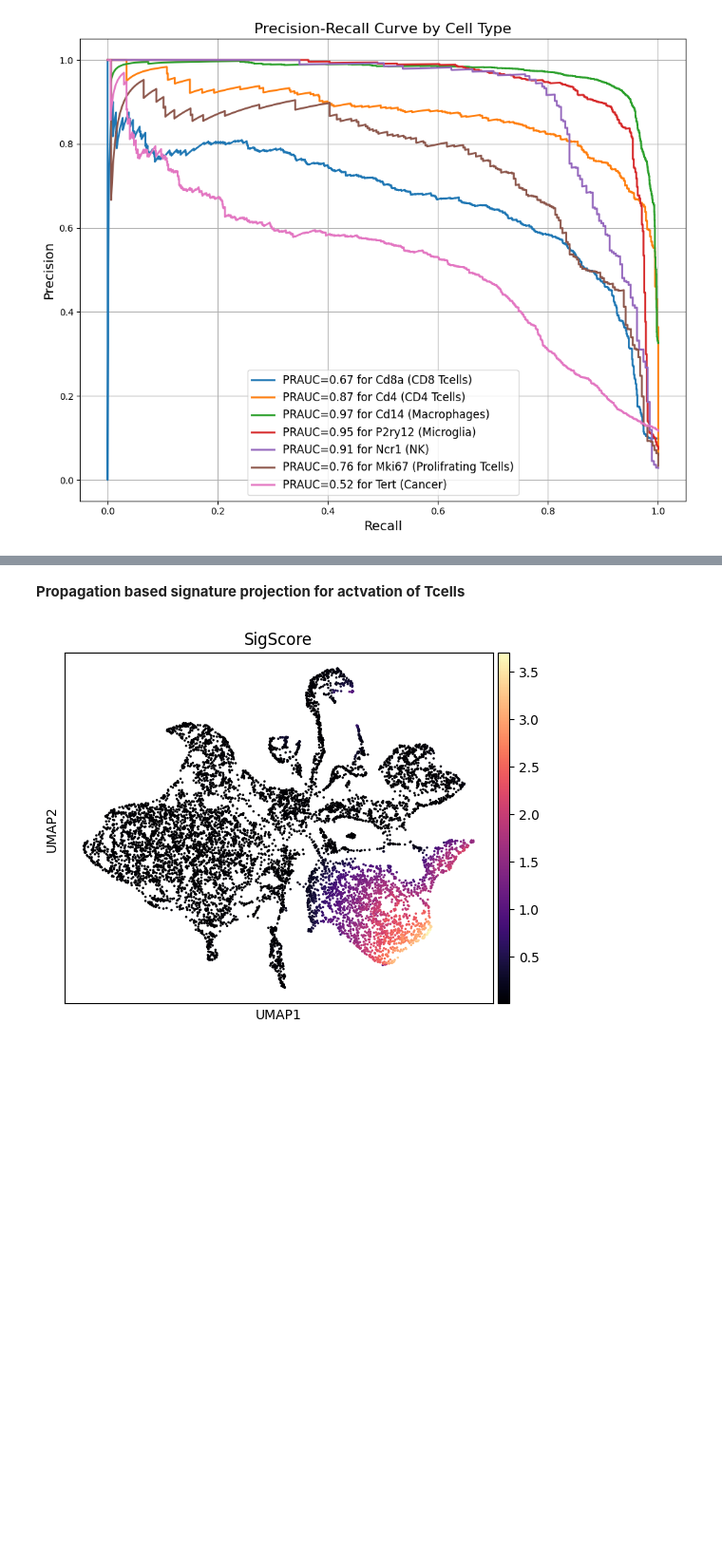
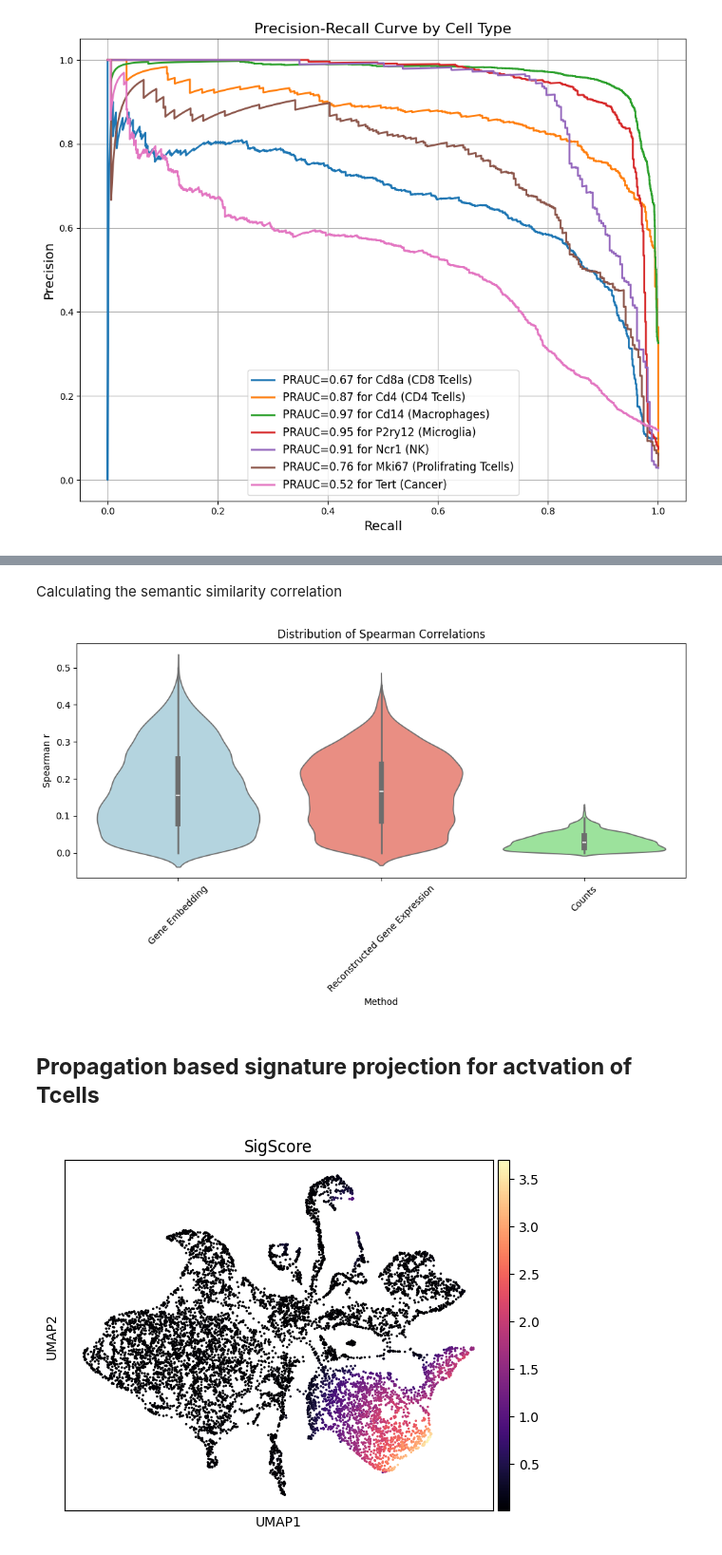
Before and after one commit to madilabcode/scNET, a Jupyter notebook: scNET.ipynb, the cells around one changed output, grey strips where cells are left out. Shown at 95% size. Saved outputs shown, nothing was run; the diff lists cells and outputs as text; code cells hidden in the pictures; blank space fills up the shorter version.

```diff
--- a/scNET.ipynb
+++ b/scNET.ipynb
@@ -144,0 +167,6 @@ calculate_marker_gene_aupr(recon_obj,['Cd8a','Cd4','Cd14',"P2ry12","Ncr1","Mki67
+# %%
+row_embedding_df = pd.DataFrame(embedded_genes, index=list(map(lambda x: x.upper(), node_features.index)))
+inter = row_embedding_df.index.intersection(sim.index)
+row_embedding_df = row_embedding_df.loc[inter]
+sim = sim.loc[inter,inter]
+row_embedding_df
@@ -144,0 +187,4 @@ calculate_marker_gene_aupr(recon_obj,['Cd8a','Cd4','Cd14',"P2ry12","Ncr1","Mki67
+# %%
+out_features_df = pd.DataFrame(out_features.T, index=list(map(lambda x: x.upper(), node_features.index)))
+out_features_df = out_features_df.loc[inter]
+out_features_df
@@ -144,0 +205,4 @@ calculate_marker_gene_aupr(recon_obj,['Cd8a','Cd4','Cd14',"P2ry12","Ncr1","Mki67
+# %%
+node_features_df = pd.DataFrame(node_features.values, index=list(map(lambda x: x.upper(), node_features.index)))
+node_features_df = node_features_df.loc[inter]
+node_features_df
@@ -145,5 +223,51 @@ calculate_marker_gene_aupr(recon_obj,['Cd8a','Cd4','Cd14',"P2ry12","Ncr1","Mki67
+# %% [markdown]
+Calculating the semantic similarity correlation
+# %%
+import matplotlib.pyplot as plt
+import seaborn as sns
+from scipy.stats import rankdata, spearmanr
+
+def spearman_corr(matrix):
+    ranked_matrix = np.apply_along_axis(rankdata, 1, matrix)
+    return np.corrcoef(ranked_matrix)
+
+def corr_analysis(corr, sim):
+    sim_values = sim.values
+    correlations = np.empty(sim.shape[0])
+    for i in range(sim.shape[0]):
+        correlations[i], _ = spearmanr(corr[i], sim_values[i])
+    return np.abs(correlations)
+
+def plot_corr_distributions(corr_matrices, names, sim):
+    all_data = []
+
+    for matrix, name in zip(corr_matrices, names):
+        #corr = spearman_corr(matrix)
+        corr = matrix.values @ matrix.T.values
+        abs_corrs = corr_analysis(corr, sim)
+        all_data.extend([(name, val) for val in abs_corrs])
+
+    df = pd.DataFrame(all_data, columns=["Method","Correlation"])
+
+    custom_palette = {
+        names[0]: "lightblue",
+        names[1]: "salmon",
+        names[2]: "lightgreen"
+    }
+
+    plt.figure(figsize=(10, 6))
+    sns.violinplot(x="Method", y="Correlation", data=df, palette=custom_palette)
+    plt.title("Distribution of Spearman Correlations")
+    plt.ylabel("Spearman r")
+    plt.xlabel("Method")
+    plt.xticks(rotation=45)
+    plt.tight_layout()
+    plt.show()
+plot_corr_distributions([row_embedding_df,out_features_df, node_features_df], names=["Gene Embedding","Reconstructed Gene Expression", "Counts"], sim=sim)
+# %% [output]
+[figure, added]
 # %% [markdown]
-**Propagation based signature projection for actvation of Tcells**
+## **Propagation based signature projection for actvation of Tcells**
 # %%
 scNET.run_signature(recon_obj, up_sig=["Zap70","Lck","Fyn","Cd3g","Cd28","Lat"],alpha = 0.9)
 # %% [output]
```
Also changed, not shown: parts of 13 cells of this notebook, 1 other file.
